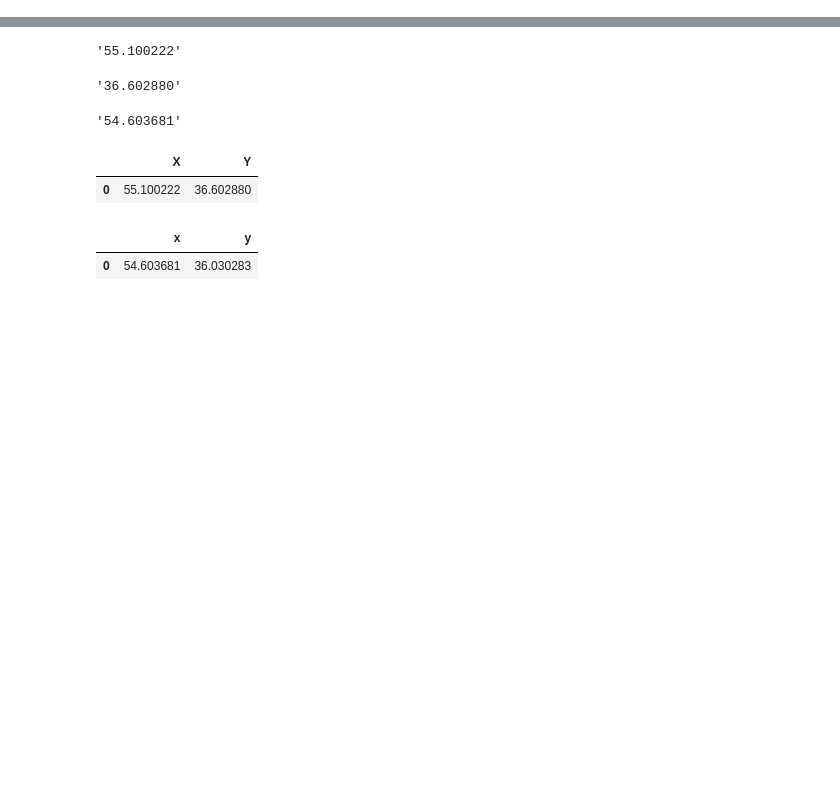
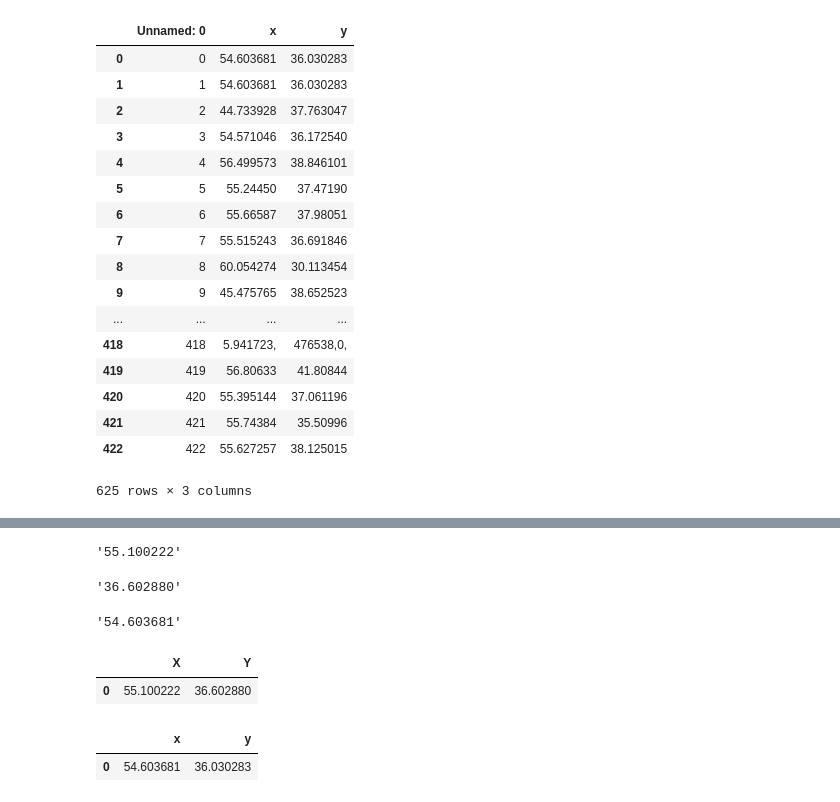
Before and after one commit to babkengithub/Liza-Alert, a Jupyter notebook: Date_people_coord-tracks10.ipynb, the cells around one changed output, grey strips where cells are left out. Drawn from its saved outputs; the diff is of its cells as text; code cells hidden in the pictures; blank space fills up the shorter version.

```diff
--- a/Date_people_coord-tracks10.ipynb
+++ b/Date_people_coord-tracks10.ipynb
@@ -409,0 +74,21 @@ print(type(response.text))
+# %%
+pd.read_excel("coords_tracks10.xlsx")
+# %% [output]
+|  | Unnamed: 0 | x | y |
+| 0 | 0 | 54.603681 | 36.030283 |
+| 1 | 1 | 54.603681 | 36.030283 |
+| 2 | 2 | 44.733928 | 37.763047 |
+| 3 | 3 | 54.571046 | 36.172540 |
+| 4 | 4 | 56.499573 | 38.846101 |
+| 5 | 5 | 55.24450 | 37.47190 |
+| 6 | 6 | 55.66587 | 37.98051 |
+| 7 | 7 | 55.515243 | 36.691846 |
+| 8 | 8 | 60.054274 | 30.113454 |
+| 9 | 9 | 45.475765 | 38.652523 |
+| ... | ... | ... | ... |
+| 418 | 418 | 5.941723, | 476538,0, |
+| 419 | 419 | 56.80633 | 41.80844 |
+| 420 | 420 | 55.395144 | 37.061196 |
+| 421 | 421 | 55.74384 | 35.50996 |
+| 422 | 422 | 55.627257 | 38.125015 |
+625 rows × 3 columns
```
Also changed, not shown: parts of 87 cells of this notebook, 7 other files.
